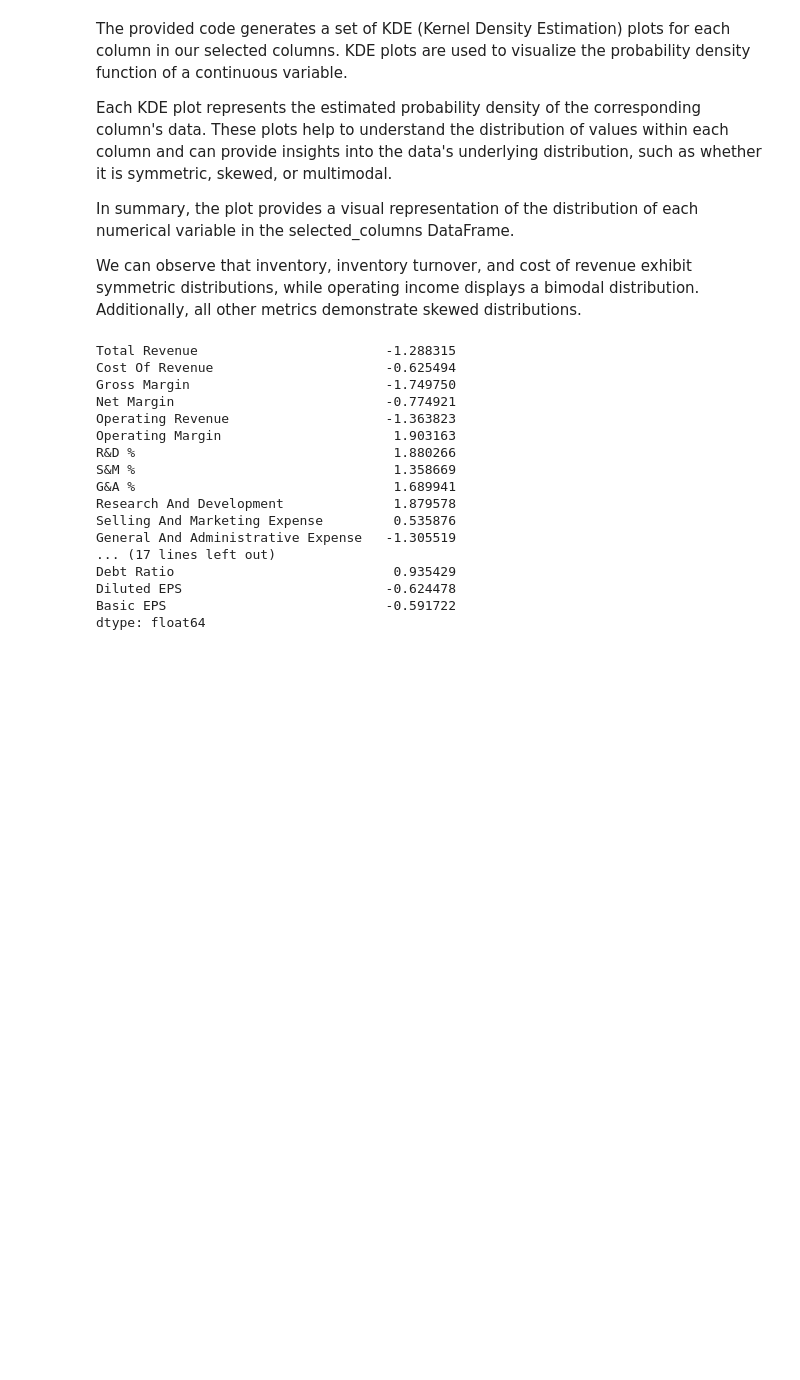
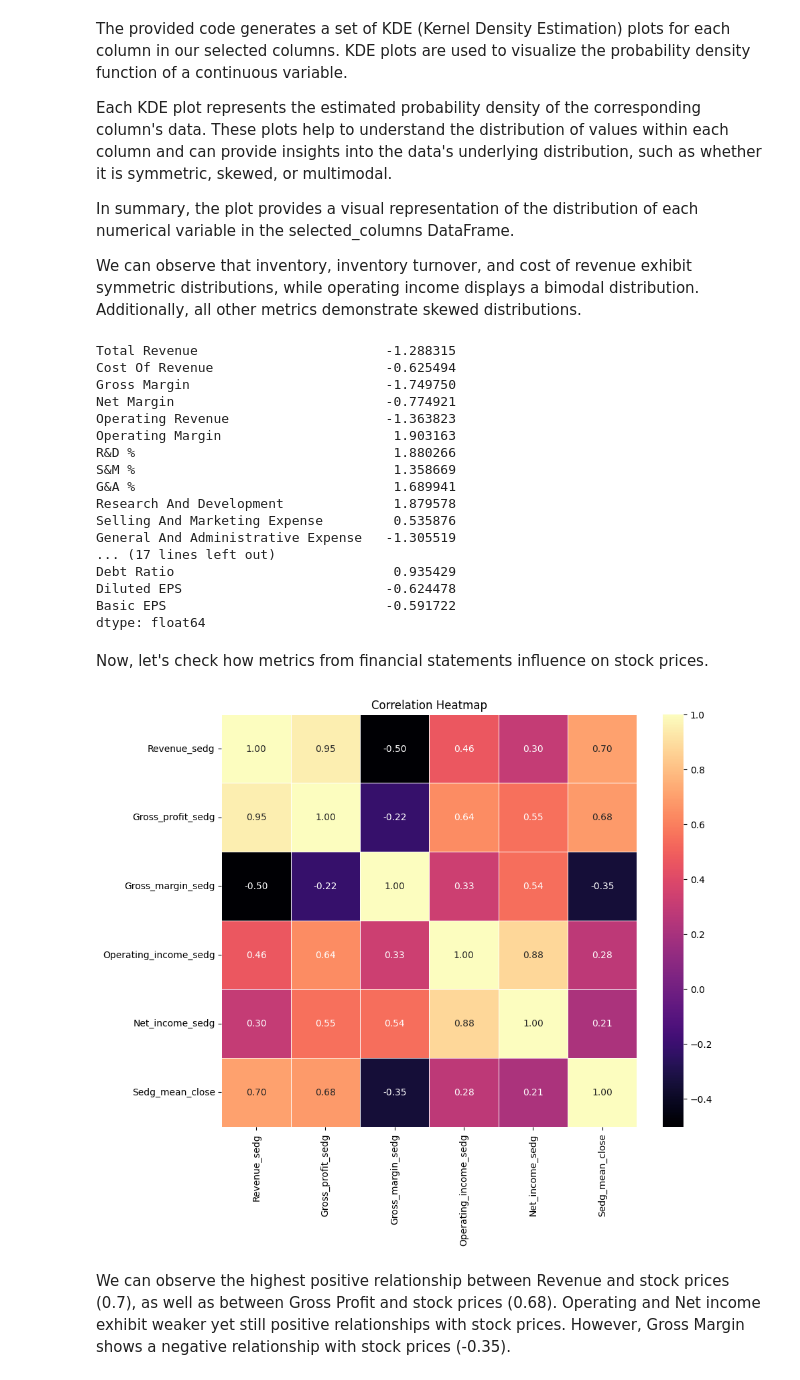
Before and after one commit to AnastasiaSkaliy/SolarEcon-Insight, a Jupyter notebook: financial_statements_analysis.ipynb, the cells around one changed output. Cells and saved outputs as stored; diff of their text form; code cells hidden in the pictures; blank space fills up the shorter version.

```diff
--- a/financial_statements_analysis.ipynb
+++ b/financial_statements_analysis.ipynb
@@ -22,0 +8,3 @@ df
+# %%
+merged_data = pd.read_csv(r'/Users/admin/Desktop/python/final_project/merged_data.csv')
+merged_data
@@ -23,3 +25,6 @@ df
+# %%
+# Convert 'Date' column to datetime type
+merged_data['Date'] = pd.to_datetime(merged_data['Date'], format='%d.%m.%Y')
 # %%
 df.rename(columns={'Unnamed: 0':'Date'}, inplace=True) # Renamed to 'Date'
 # %%
@@ -1001,3 +920,25 @@ Debt Ratio                            0.935429
 Diluted EPS                          -0.624478
 Basic EPS                            -0.591722
 dtype: float64
+# %% [markdown]
+Now, let's check how metrics from financial statements influence on stock prices.
+# %%
+# Extract relevant columns from DataFrame
+sedg_close_mean = merged_data[['Sedg_mean_close']]
+financial_metrics = merged_data[['Revenue_sedg', 'Gross_profit_sedg', 'Gross_margin_sedg', 'Operating_income_sedg', 'Net_income_sedg']]
+
+# Concatenate Sedg_mean_close and financial_metrics
+cols_of_interest = pd.concat([financial_metrics,sedg_close_mean], axis=1)
+
+# Calculating the correlation matrix
+correlation_matrix = cols_of_interest.corr()
+
+# Plotting the heatmap
+plt.figure(figsize=(10, 8))
+sns.heatmap(correlation_matrix, annot=True, cmap='magma', fmt=".2f", linewidths=0.5)
+plt.title('Correlation Heatmap')
+plt.show()
+# %% [output]
+[figure, added]
+# %% [markdown]
+We can observe the highest positive relationship between Revenue and stock prices (0.7), as well as between Gross Profit and stock prices (0.68). Operating and Net income exhibit weaker yet still positive relationships with stock prices. However, Gross Margin shows a negative relationship with stock prices (-0.35).
```
Also changed, not shown: parts of 25 cells of this notebook, 3 other files.
